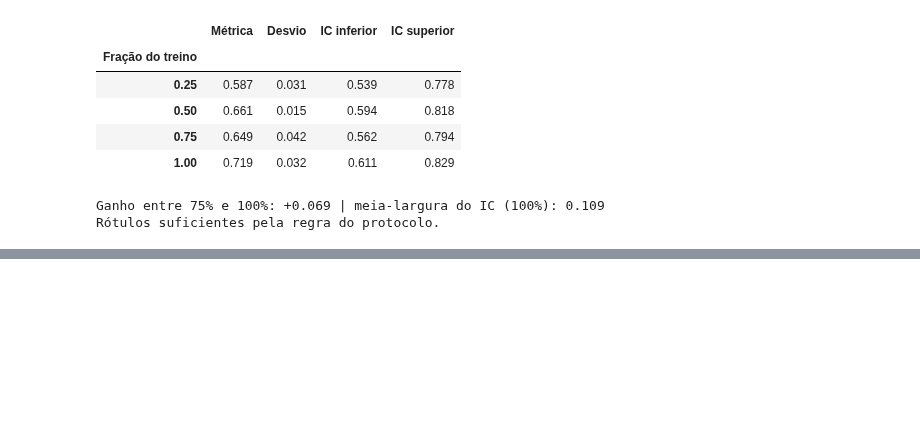
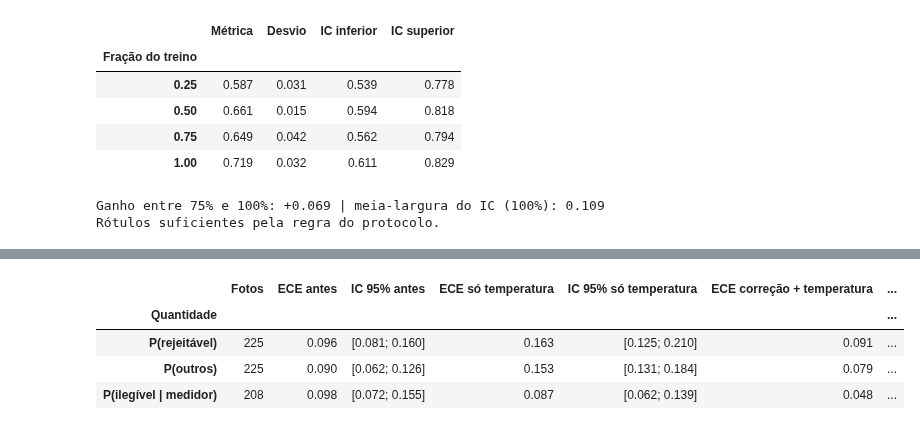
Before and after one commit to phelipecscosta/leitura_automatizada_mostradores_energia_pesquisa, a Jupyter notebook: lab-02/lab02.ipynb, the cells around one changed output, grey strips where cells are left out. Cells and saved outputs as stored; diff of their text form; code cells hidden in the pictures; blank space fills up the shorter version.

Commit message:
feat: calibra a triagem com correção dos pesos e temperatura aninhada por lote (E1)

```diff
--- a/lab-02/lab02.ipynb
+++ b/lab-02/lab02.ipynb
@@ -677,0 +691,93 @@ Rótulos suficientes pela regra do protocolo.
+# %%
+# E1: logits fora da dobra, média das 3 sementes, três versões da calibração
+from meter_reader.triage import SCENE_CLASSES, rejection_score
+from training import calibration as cal
+from training.cross_validation import cross_validate_logits
+
+OUTROS = SCENE_CLASSES.index("outros")
+
+# Média dos logits das sementes (revisão de 08/10), em todas as fotos
+seed_logits = [cross_validate_logits(features[winner_d3], photos, seed, device=DEVICE)[:2]
+               for seed in SEEDS]
+scene_logits_all = np.mean([s for s, _ in seed_logits], axis=0)
+ill_logits_all = np.mean([l for _, l in seed_logits], axis=0)
+lots_all = np.array([p.lot for p in photos])
+
+# Correção dos pesos: calculada com todas as fotos, porque os zeros entram no treino
+scene_off, ill_off = cal.fold_offsets(scene_all, ill_all, lots_all)
+
+# Daqui em diante, só a amostra aleatória
+raw = (scene_logits_all[random_sample], ill_logits_all[random_sample])
+corrected = ((scene_logits_all - scene_off)[random_sample],
+             (ill_logits_all - ill_off)[random_sample])
+lots_eval = lots_all[random_sample]
+photos_eval = [p for p, keep in zip(photos, random_sample) if keep]
+
+metric_logit = optimizing_metric(cal.scene_probabilities(raw[0]),
+                                 cal.legibility_probabilities(raw[1]), s_eval, i_eval)[0]
+metric_prob = optimizing_metric(results[winner_d3]["p_scene"][random_sample],
+                                results[winner_d3]["p_ill"][random_sample], s_eval, i_eval)[0]
+
+nested = {"só temperatura": cal.calibrate_nested(*raw, s_eval, i_eval, lots_eval),
+          "correção + temperatura": cal.calibrate_nested(*corrected, s_eval, i_eval, lots_eval)}
+versions = {"antes": (cal.scene_probabilities(raw[0]), cal.legibility_probabilities(raw[1]))}
+versions.update({k: (n.p_scene, n.p_illegible) for k, n in nested.items()})
+
+meters = i_eval != MASKED
+everyone = np.ones(len(s_eval), dtype=bool)
+rejectable = (s_eval == OUTROS) | (i_eval == 1)
+
+
+def quantities(p_scene, p_ill):
+    """ECE-decisão (protocolo 2.11): {nome: (probabilidade, rótulo, fotos avaliadas)}."""
+    return {
+        "P(rejeitável)": (rejection_score(p_scene[:, OUTROS], p_ill), rejectable, everyone),
+        "P(outros)": (p_scene[:, OUTROS], s_eval == OUTROS, everyone),
+        "P(ilegível | medidor)": (p_ill, i_eval == 1, meters),
+    }
+
+
+calib = {k: quantities(*v) for k, v in versions.items()}
+ece_rows, mean_rows = [], []
+for name in calib["antes"]:
+    _, label, mask = calib["antes"][name]
+    ece_row = {"Quantidade": name, "Fotos": int(mask.sum())}
+    mean_row = {"Quantidade": name, "Prevalência": label[mask].mean()}
+    for version, qs in calib.items():
+        prob = qs[name][0][mask]
+        low, high = cal.ece_bootstrap(prob, label[mask])
+        ece_row[f"ECE {version}"] = round(cal.ece(prob, label[mask]), 3)
+        ece_row[f"IC 95% {version}"] = f"[{low:.3f}; {high:.3f}]"
+        mean_row[f"Média prevista {version}"] = prob.mean()
+    ece_rows.append(ece_row)
+    mean_rows.append(mean_row)
+ece_table = pd.DataFrame(ece_rows).set_index("Quantidade")
+mean_table = pd.DataFrame(mean_rows).set_index("Quantidade").round(3)
+
+temperatures = pd.DataFrame([
+    {"Versão": version, "Ajuste": f"sem o lote {lot}" if lot else "implantação (3 lotes)",
+     "T cena": round(t[0], 3), "T legibilidade": round(t[1], 3)}
+    for version, n in nested.items()
+    for lot, t in [*n.per_lot.items(), (None, n.final)]
+]).set_index(["Versão", "Ajuste"])
+
+losses = pd.DataFrame({v: log_losses(*p, s_eval, i_eval) for v, p in versions.items()},
+                      index=["Perda log. cena", "Perda log. legibilidade"]).round(3)
+
+final = nested["correção + temperatura"]
+record_run(WORK_DIR, f"e1_calibracao_{winner_d3}",
+           {"caracteristicas": winner_d3, "sementes": list(SEEDS), "combinacao": "media_dos_logits",
+            "correcao_pesos": True, "validacao": "aninhada_por_lote", "faixas_ece": 10,
+            "sha256_rotulos": LABELS_SHA},
+           {"ece": ece_table.to_dict(orient="index"),
+            "temperaturas_finais": {"cena": final.final[0], "legibilidade": final.final[1]},
+            "perdas": losses.to_dict()},
+           photos_eval, final.p_scene, final.p_illegible)
+
+print(f"Métrica otimizadora: média dos logits {metric_logit:.3f} | "
+      f"média das probabilidades {metric_prob:.3f}")
+display(losses)
+display(temperatures)
+display(mean_table)
+display(ece_table)
+# %% [output]
@@ -677,0 +803,5 @@ Rótulos suficientes pela regra do protocolo.
+|  | Fotos | ECE antes | IC 95% antes | ECE só temperatura | IC 95% só temperatura | ECE correção + temperatura | ... |
+| Quantidade |  |  |  |  |  |  | ... |
+| P(rejeitável) | 225 | 0.096 | [0.081; 0.160] | 0.163 | [0.125; 0.210] | 0.091 | ... |
+| P(outros) | 225 | 0.090 | [0.062; 0.126] | 0.153 | [0.131; 0.184] | 0.079 | ... |
+| P(ilegível | medidor) | 208 | 0.098 | [0.072; 0.155] | 0.087 | [0.062; 0.139] | 0.048 | ... |
```
Also changed, not shown: parts of 4 cells of this notebook.
